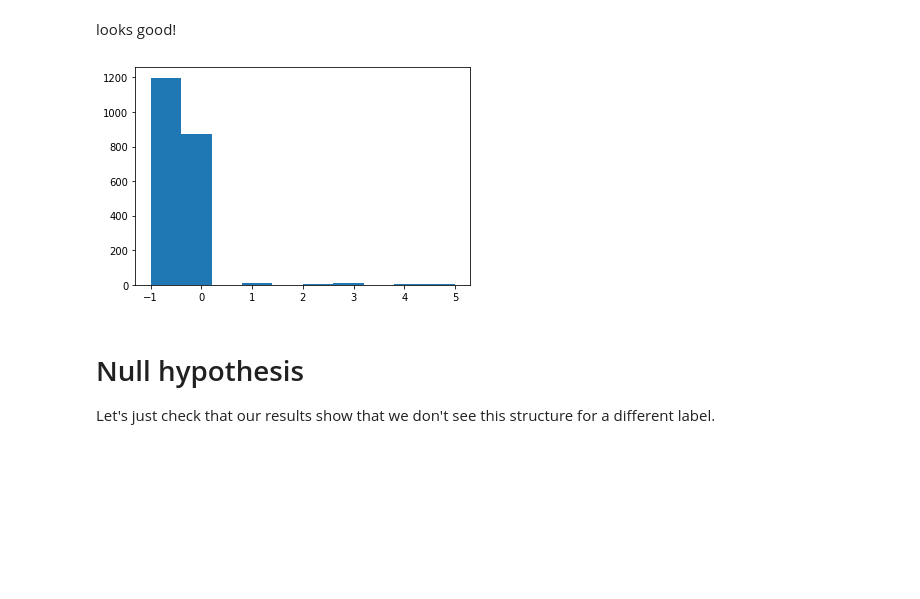
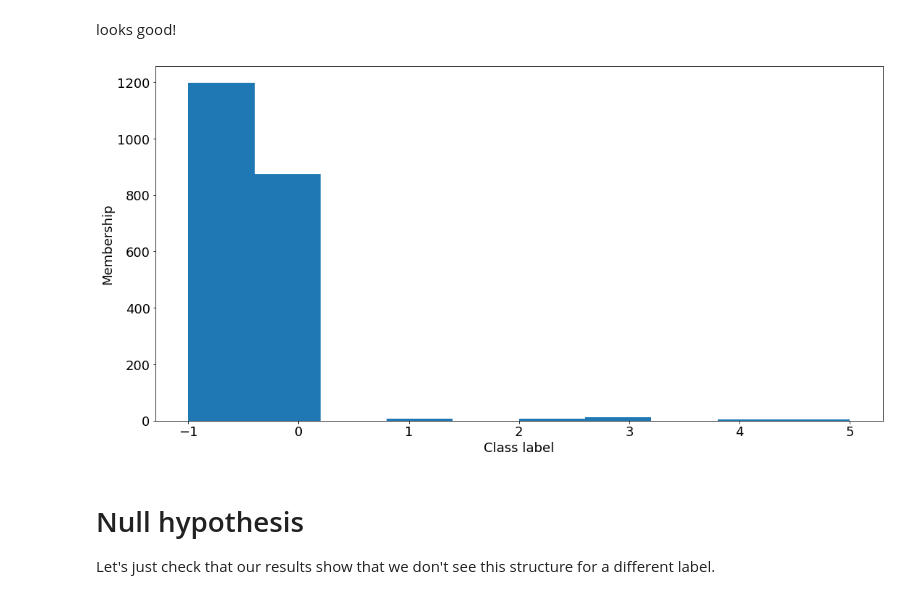
Before and after one commit to pkage/class_introspection, a Jupyter notebook: initial-explorations/MNIST- Keras.ipynb, the cells around one changed output. Cells and saved outputs as stored; diff of their text form; code cells hidden in the pictures; blank space fills up the shorter version.

```diff
--- a/initial-explorations/MNIST- Keras.ipynb
+++ b/initial-explorations/MNIST- Keras.ipynb
@@ -7,6 +7,9 @@ Shap works best with Keras, so that's what we'll use for this one.
 # %%
 from sklearn.datasets import fetch_openml
 import matplotlib.pyplot as plt
+plt.rcParams['figure.figsize'] = [18, 9]
+plt.rcParams['font.size'] = 18
+
 import random
 import pickle
 import os
@@ -521,9 +524,11 @@ looks good!
 # %%
 # Histogram of different cluster labels
 plt.hist(vals)
+plt.ylabel('Membership')
+plt.xlabel('Class label')
 plt.show()
 # %% [output]
-[figure, old version]
+[figure, new version]
 # %% [markdown]
 # Null hypothesis
 
```
Also changed, not shown: parts of 33 cells of this notebook, 7 other files.
